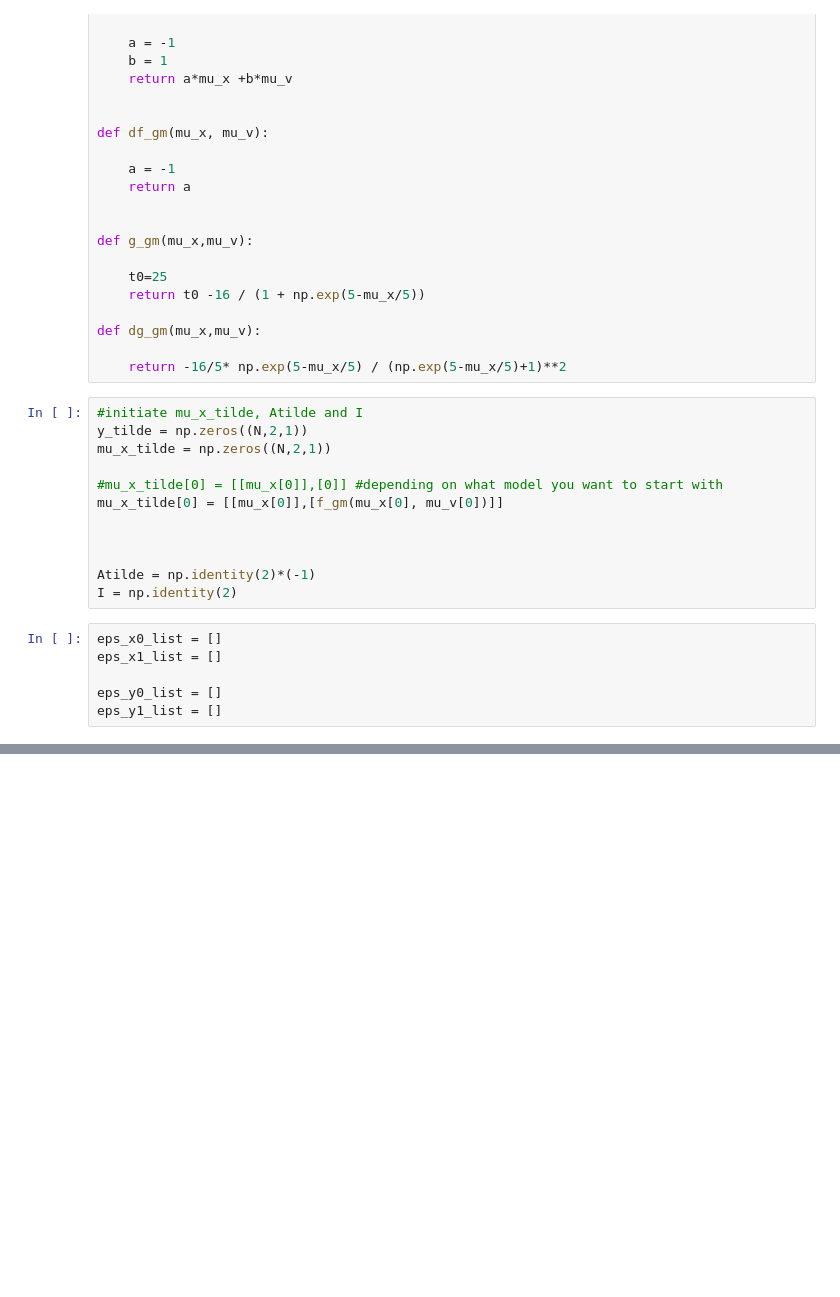
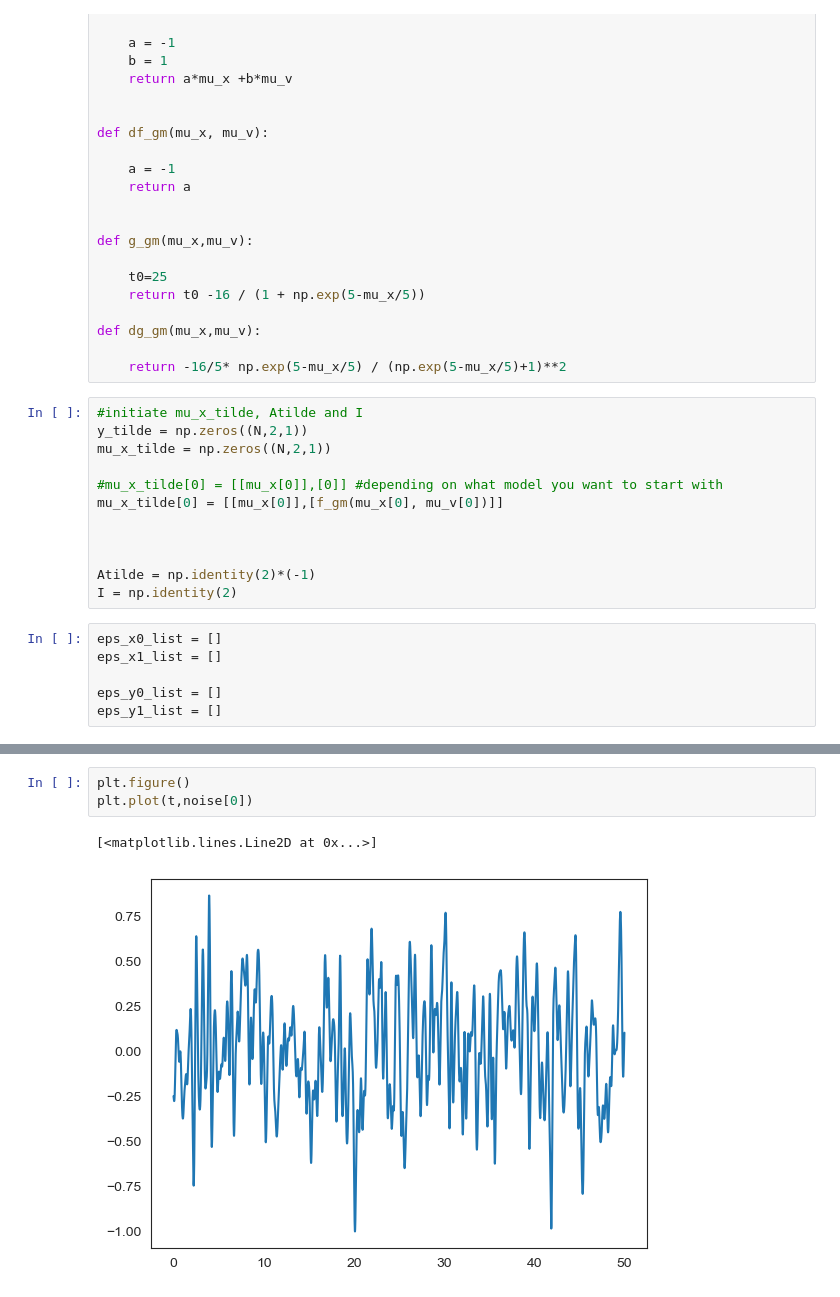
Before and after one commit to sebastiaan116/Affective-Active-Inference, a Jupyter notebook: Noise_smooth.ipynb, the cells around one changed output, grey strips where cells are left out. Saved outputs shown, nothing was run; the diff lists cells and outputs as text; blank space fills up the shorter version.

```diff
--- a/Noise_smooth.ipynb
+++ b/Noise_smooth.ipynb
@@ -222,3 +226,9 @@ noise = makeNoise(0.01, 0.05, t)
+# %%
+plt.figure()
+plt.plot(t,noise[0])
+# %% [output]
+[<matplotlib.lines.Line2D at 0x...>]
+[figure, added]
 # %%
 for i in np.arange(0,N-1):
 
```
Also changed, not shown: parts of 8 cells of this notebook, 1 other file.
